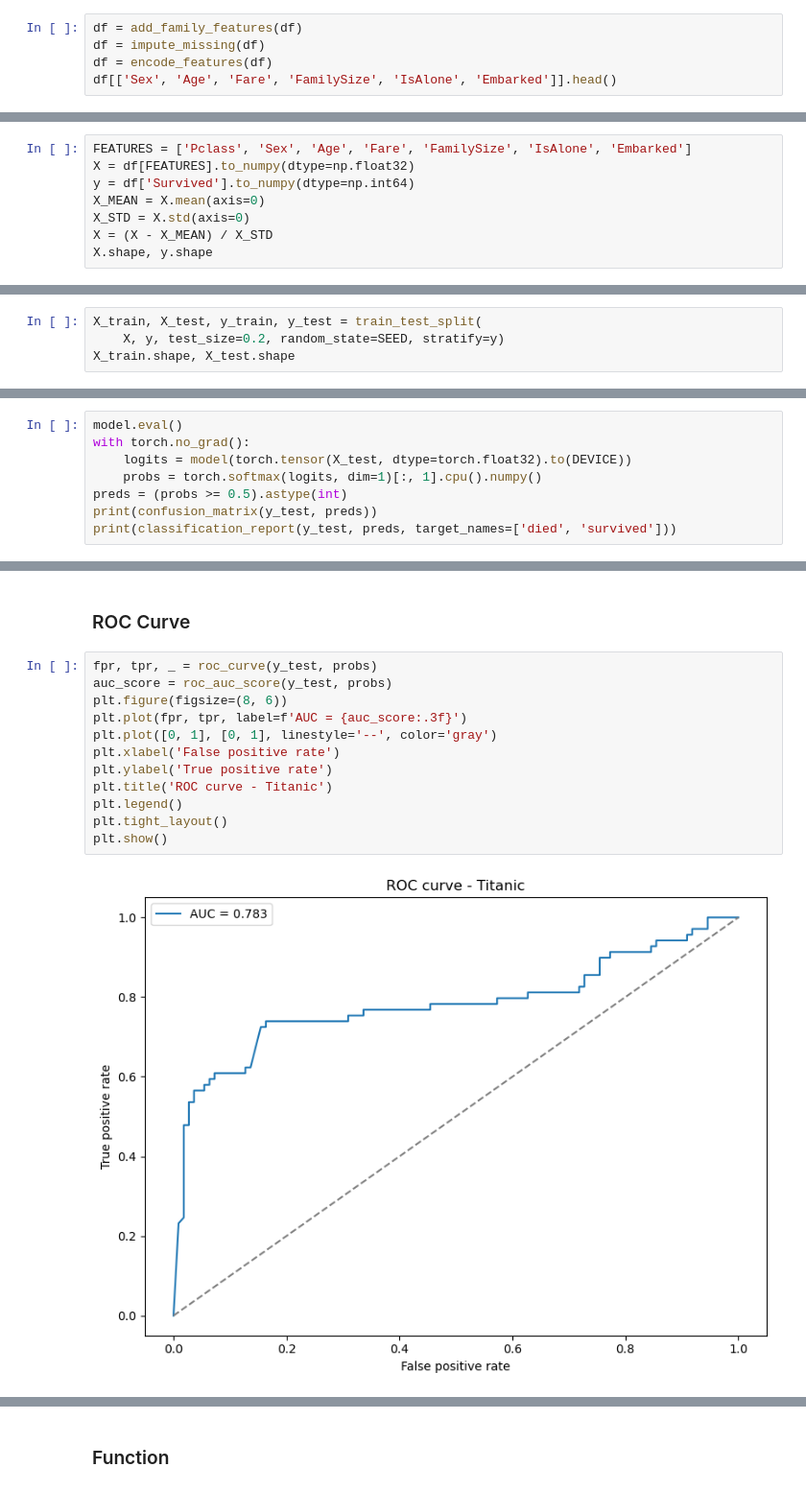
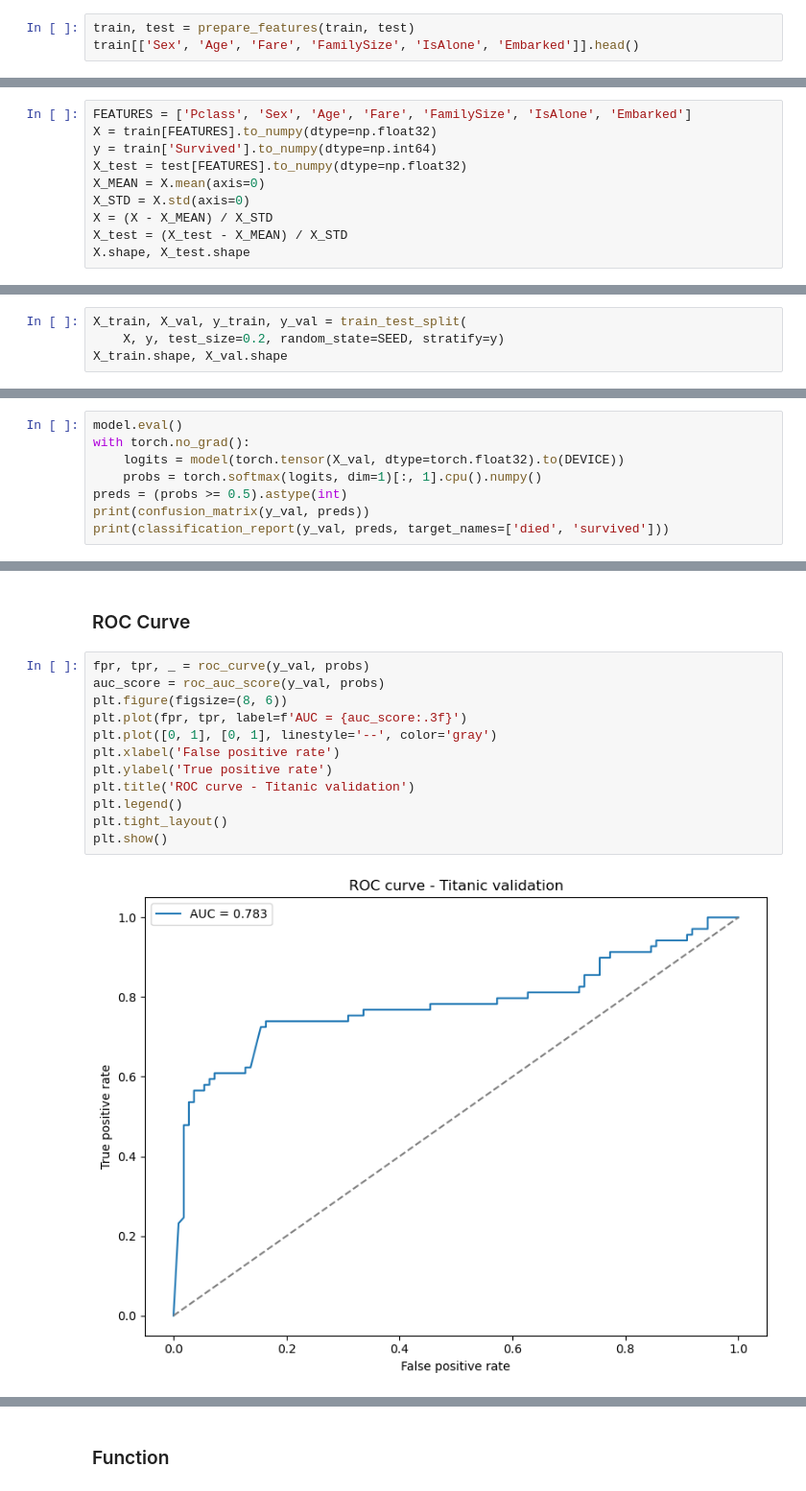
Before and after one commit to mytechnotalent/Reverse-Engineering-Data, a Jupyter notebook: 29-KAGGLE.ipynb, the cells around one changed output, grey strips where cells are left out. Shown at 96% size. Drawn from its saved outputs; the diff is of its cells as text.

```diff
--- a/29-KAGGLE.ipynb
+++ b/29-KAGGLE.ipynb
@@ -289,10 +279,8 @@ def encode_features(df):
 # %% [markdown]
 ### Run
 # %%
-df = add_family_features(df)
-df = impute_missing(df)
-df = encode_features(df)
-df[['Sex', 'Age', 'Fare', 'FamilySize', 'IsAlone', 'Embarked']].head()
+train, test = prepare_features(train, test)
+train[['Sex', 'Age', 'Fare', 'FamilySize', 'IsAlone', 'Embarked']].head()
 # %% [output]
 |  | Sex | Age | Fare | FamilySize | IsAlone | Embarked |
 | 0 | 1 | 22.0 | 7.2500 | 2 | 0 | 0 |
@@ -304,10 +292,12 @@ df[['Sex', 'Age', 'Fare', 'FamilySize', 'IsAlone', 'Embarked']].head()
 ## Prepare Features and Target
 # %%
 FEATURES = ['Pclass', 'Sex', 'Age', 'Fare', 'FamilySize', 'IsAlone', 'Embarked']
-X = df[FEATURES].to_numpy(dtype=np.float32)
-y = df['Survived'].to_numpy(dtype=np.int64)
+X = train[FEATURES].to_numpy(dtype=np.float32)
+y = train['Survived'].to_numpy(dtype=np.int64)
+X_test = test[FEATURES].to_numpy(dtype=np.float32)
 X_MEAN = X.mean(axis=0)
 X_STD = X.std(axis=0)
 X = (X - X_MEAN) / X_STD
-X.shape, y.shape
+X_test = (X_test - X_MEAN) / X_STD
+X.shape, X_test.shape
 # %% [output]
@@ -317,7 +309,7 @@ X.shape, y.shape
 # %%
-X_train, X_test, y_train, y_test = train_test_split(
+X_train, X_val, y_train, y_val = train_test_split(
     X, y, test_size=0.2, random_state=SEED, stratify=y)
-X_train.shape, X_test.shape
+X_train.shape, X_val.shape
 # %% [output]
 ((712, 7), (179, 7))
 # %% [markdown]
@@ -525,11 +517,11 @@ Test accuracy: 0.7709
 # %%
 model.eval()
 with torch.no_grad():
-    logits = model(torch.tensor(X_test, dtype=torch.float32).to(DEVICE))
+    logits = model(torch.tensor(X_val, dtype=torch.float32).to(DEVICE))
     probs = torch.softmax(logits, dim=1)[:, 1].cpu().numpy()
 preds = (probs >= 0.5).astype(int)
-print(confusion_matrix(y_test, preds))
-print(classification_report(y_test, preds, target_names=['died', 'survived']))
+print(confusion_matrix(y_val, preds))
+print(classification_report(y_val, preds, target_names=['died', 'survived']))
 # %% [output]
 [[96 14]
  [27 42]]
@@ -544,16 +536,16 @@ weighted avg       0.77      0.77      0.77       179
 # %% [markdown]
 ### ROC Curve
 # %%
-fpr, tpr, _ = roc_curve(y_test, probs)
-auc_score = roc_auc_score(y_test, probs)
+fpr, tpr, _ = roc_curve(y_val, probs)
+auc_score = roc_auc_score(y_val, probs)
 plt.figure(figsize=(8, 6))
 plt.plot(fpr, tpr, label=f'AUC = {auc_score:.3f}')
 plt.plot([0, 1], [0, 1], linestyle='--', color='gray')
 plt.xlabel('False positive rate')
 plt.ylabel('True positive rate')
-plt.title('ROC curve - Titanic')
+plt.title('ROC curve - Titanic validation')
 plt.legend()
 plt.tight_layout()
 plt.show()
 # %% [output]
-[figure, old version]
+[figure, new version]
```
Also changed, not shown: parts of 56 cells of this notebook, 1 other file.
